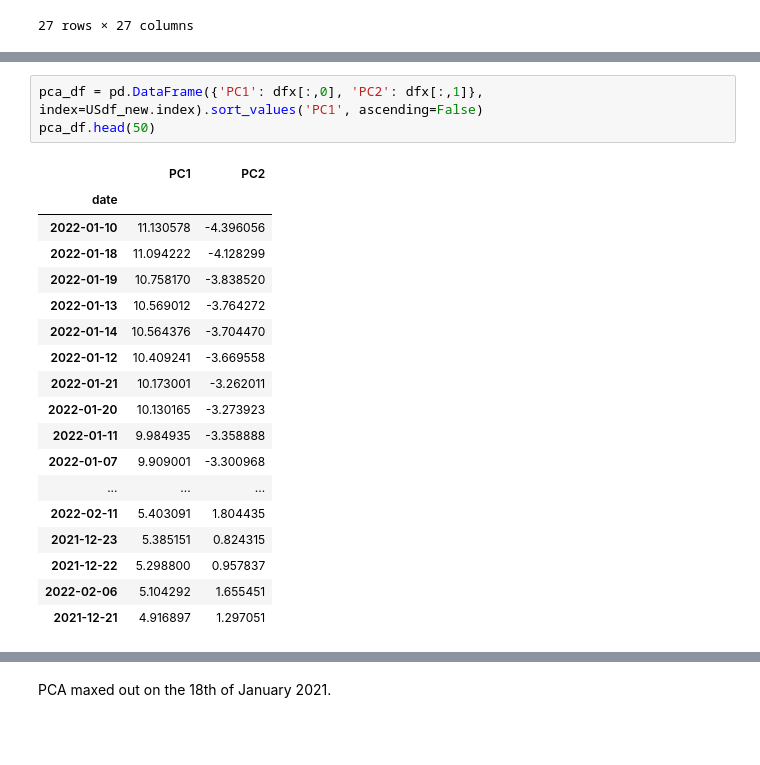
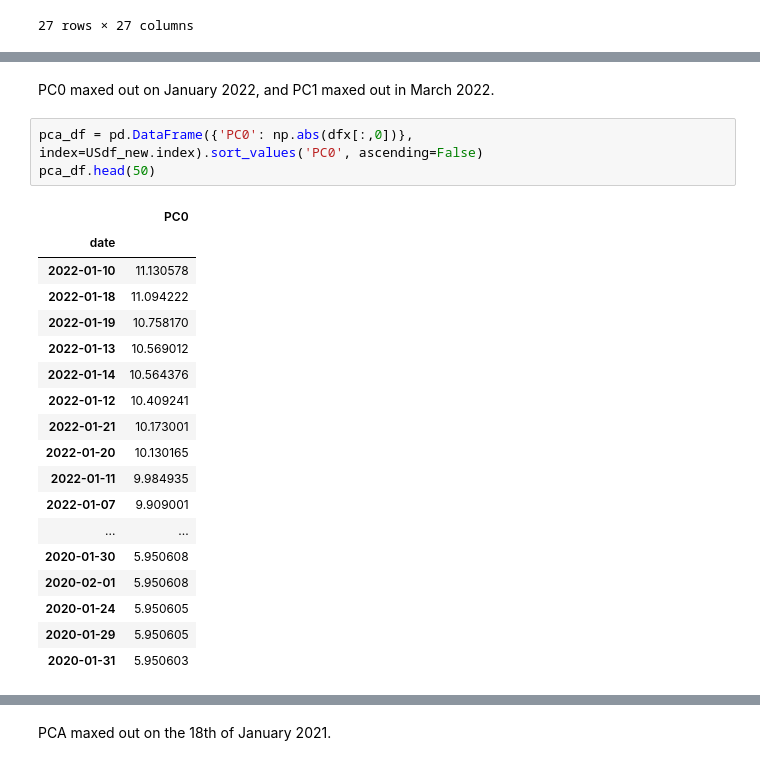
Before and after one commit to Thaps/DataScienceGuidedCapstone, a Jupyter notebook: Unit11A/EDACapstone/EDACapstone.ipynb, the cells around one changed output, grey strips where cells are left out. Saved outputs shown, nothing was run; the diff lists cells and outputs as text; blank space fills up the shorter version.

```diff
--- a/Unit11A/EDACapstone/EDACapstone.ipynb
+++ b/Unit11A/EDACapstone/EDACapstone.ipynb
@@ -606,22 +690,24 @@ dtype: float64
+# %% [markdown]
+PC0 maxed out on January 2022, and PC1 maxed out in March 2022.
 # %%
-pca_df = pd.DataFrame({'PC1': dfx[:,0], 'PC2': dfx[:,1]}, index=USdf_new.index).sort_values('PC1', ascending=False)
+pca_df = pd.DataFrame({'PC0': np.abs(dfx[:,0])}, index=USdf_new.index).sort_values('PC0', ascending=False)
 pca_df.head(50)
 # %% [output]
-|  | PC1 | PC2 |
-| date |  |  |
-| 2022-01-10 | 11.130578 | -4.396056 |
-| 2022-01-18 | 11.094222 | -4.128299 |
-| 2022-01-19 | 10.758170 | -3.838520 |
-| 2022-01-13 | 10.569012 | -3.764272 |
-| 2022-01-14 | 10.564376 | -3.704470 |
-| 2022-01-12 | 10.409241 | -3.669558 |
-| 2022-01-21 | 10.173001 | -3.262011 |
-| 2022-01-20 | 10.130165 | -3.273923 |
-| 2022-01-11 | 9.984935 | -3.358888 |
-| 2022-01-07 | 9.909001 | -3.300968 |
-| ... | ... | ... |
-| 2022-02-11 | 5.403091 | 1.804435 |
-| 2021-12-23 | 5.385151 | 0.824315 |
-| 2021-12-22 | 5.298800 | 0.957837 |
-| 2022-02-06 | 5.104292 | 1.655451 |
-| 2021-12-21 | 4.916897 | 1.297051 |
+|  | PC0 |
+| date |  |
+| 2022-01-10 | 11.130578 |
+| 2022-01-18 | 11.094222 |
+| 2022-01-19 | 10.758170 |
+| 2022-01-13 | 10.569012 |
+| 2022-01-14 | 10.564376 |
+| 2022-01-12 | 10.409241 |
+| 2022-01-21 | 10.173001 |
+| 2022-01-20 | 10.130165 |
+| 2022-01-11 | 9.984935 |
+| 2022-01-07 | 9.909001 |
+| ... | ... |
+| 2020-01-30 | 5.950608 |
+| 2020-02-01 | 5.950608 |
+| 2020-01-24 | 5.950605 |
+| 2020-01-29 | 5.950605 |
+| 2020-01-31 | 5.950603 |
```
Also changed, not shown: parts of 13 cells of this notebook, 4 other files.
